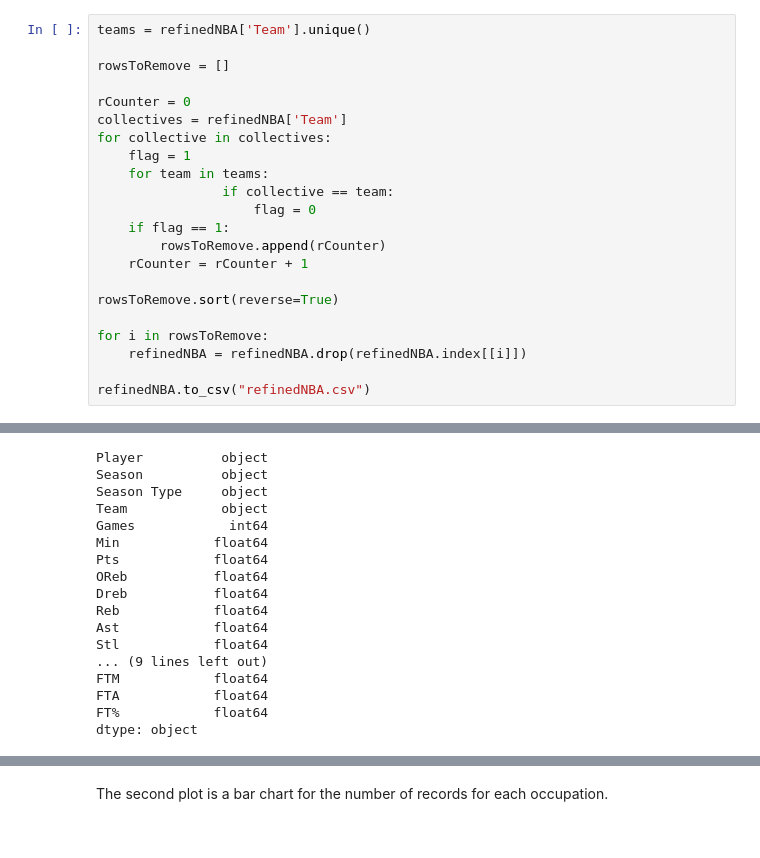
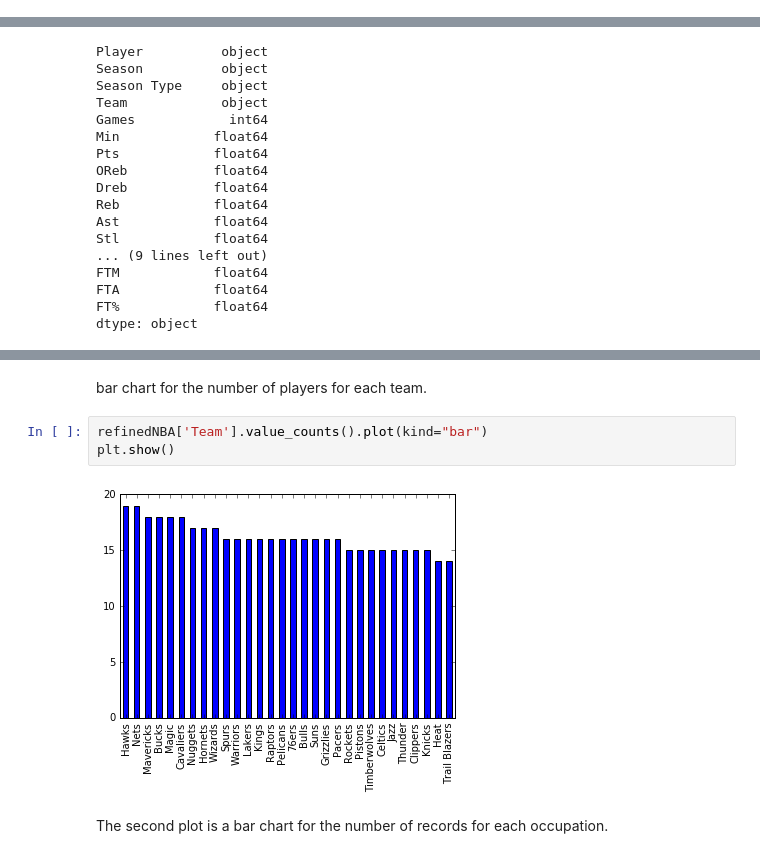
Before and after one commit to Essymay/CS2006p3, a Jupyter notebook: NBA2016-2017.ipynb, the cells around one changed output, grey strips where cells are left out. Cells and saved outputs as stored; diff of their text form.

```diff
--- a/NBA2016-2017.ipynb
+++ b/NBA2016-2017.ipynb
@@ -79,24 +94,2 @@ refinedNBA = refinedNBA.drop_duplicates()
 # %% [markdown]
 The final refining that takes place is to make sure that a team entry really exists in the NBA.
-# %%
-teams = refinedNBA['Team'].unique()
-
-rowsToRemove = []
-
-rCounter = 0
-collectives = refinedNBA['Team']
-for collective in collectives:
-    flag = 1
-    for team in teams:
-                if collective == team:
-                    flag = 0
-    if flag == 1:
-        rowsToRemove.append(rCounter)
-    rCounter = rCounter + 1
-
-rowsToRemove.sort(reverse=True)
-
-for i in rowsToRemove:
-    refinedNBA = refinedNBA.drop(refinedNBA.index[[i]])
-
-refinedNBA.to_csv("refinedNBA.csv")
@@ -356,3 +153,10 @@ plt.show()
+# %% [markdown]
+bar chart for the number of players for each team.
+# %%
+refinedNBA['Team'].value_counts().plot(kind="bar")
+plt.show()
+# %% [output]
+[figure, added]
 # %% [markdown]
 The second plot is a bar chart for the number of records for each occupation.
 # %%
```
Also changed, not shown: parts of 25 cells of this notebook.
